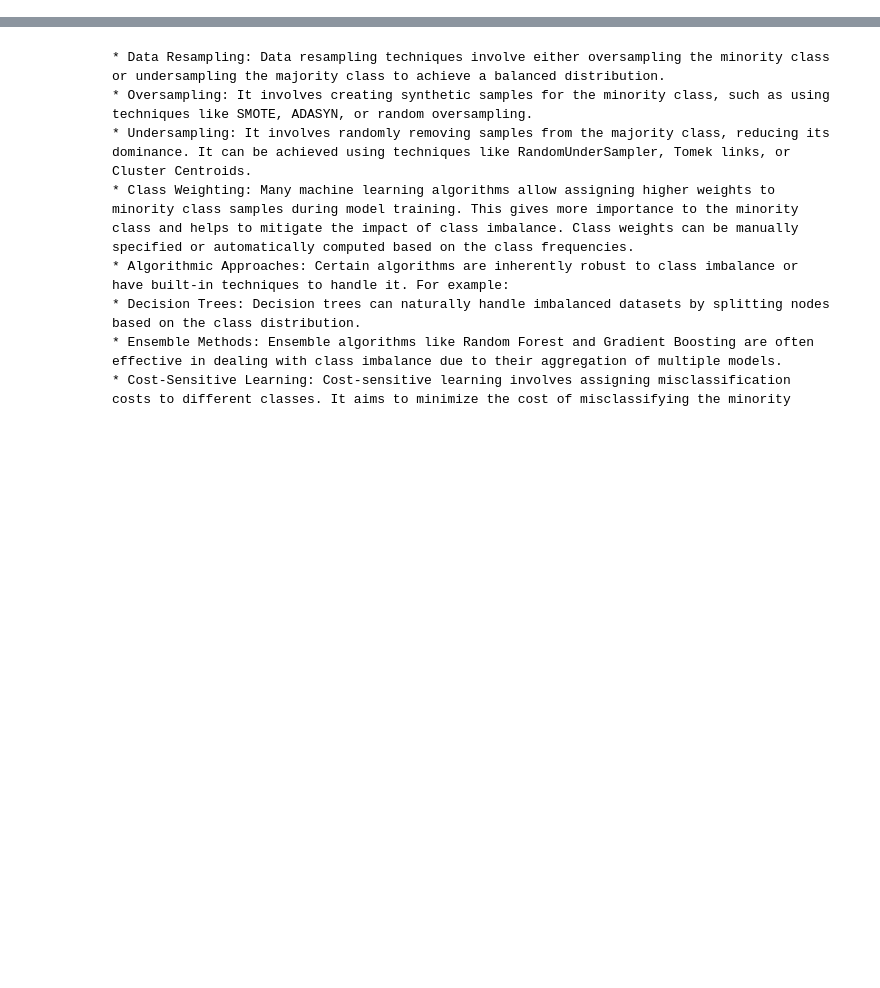
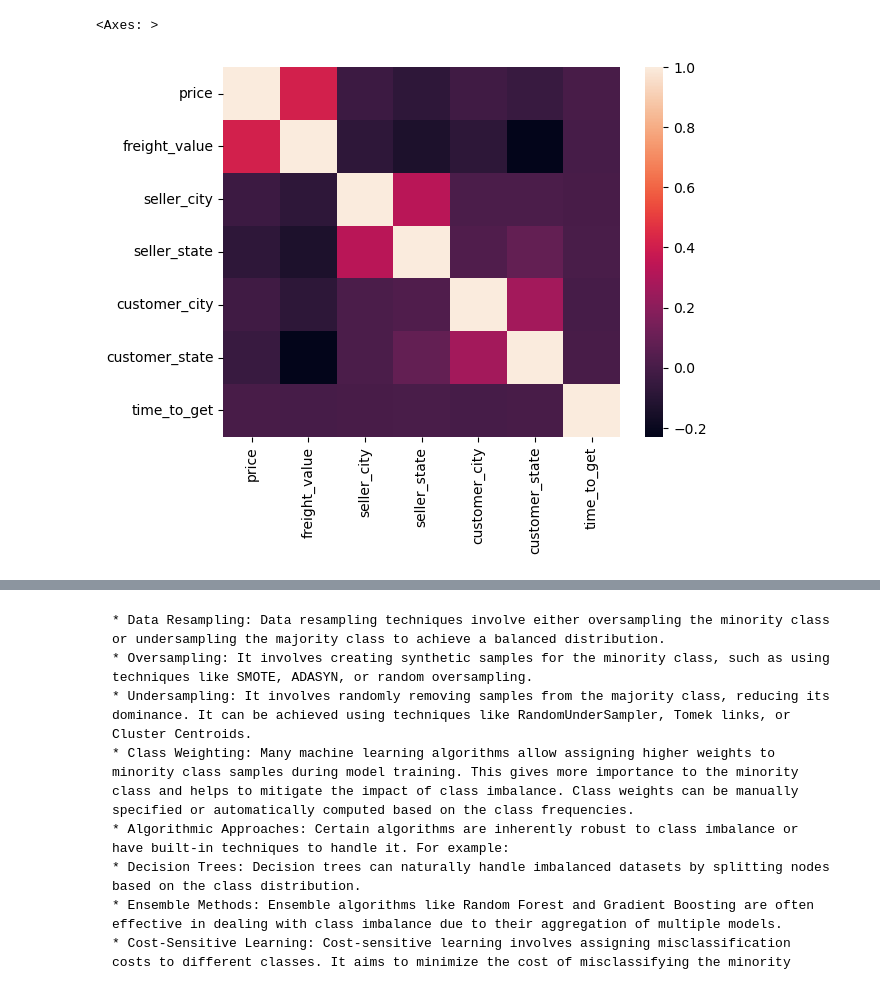
Before and after one commit to leshau90/whaz, a Jupyter notebook: Tugas-SPK-Rodiah/tugas.ipynb, the cells around one changed output, grey strips where cells are left out. Saved outputs shown, nothing was run; the diff lists cells and outputs as text; code cells hidden in the pictures; blank space fills up the shorter version.

```diff
--- a/Tugas-SPK-Rodiah/tugas.ipynb
+++ b/Tugas-SPK-Rodiah/tugas.ipynb
@@ -100,5 +88,0 @@ merged['time_to_get'] = merged['time_to_get']
-# %%
-merged = merged.merge(geos[['geolocation_zip_code_prefix','geolocation_lat','geolocation_lng']],
-                      left_on=['seller_zip_code_prefix'],
-                      right_on=['geolocation_zip_code_prefix'],
-                      how='left')
@@ -121,2 +94,21 @@ merged = merged.merge(geos[['geolocation_zip_code_prefix','geolocation_lat','geo
+# %%
+# one hot encoding on the seller city and customer city
+tohe = ohe.fit_transform(merged[['seller_city']])
+one_hot = pd.get_dummies(merged['seller_city'], prefix='seller_from')
+merged = pd.concat([merged, one_hot], axis=1)
+
+
+tohe = ohe.fit_transform(merged[['customer_city']])
+one_hot = pd.get_dummies(merged['customer_city'], prefix='customer_from')
+merged = pd.concat([merged, one_hot], axis=1)
+# %%
+merged.dropna(subset=['order_approved_at', 'product_length_cm', 'product_height_cm', 'product_width_cm',
+                      'order_delivered_carrier_date', 'order_delivered_customer_date', 'product_category_name',
+       'product_name_lenght', 'product_description_lenght','time_to_get'],inplace=True)
+merged.fillna(value={'review_comment_title':'no comment', 'review_comment_message':'no_comment'},inplace=True)
+
+
+# print(merged.info())
+# print(len(merged.index))
 # %%
 #some dropper
@@ -158 +157,20 @@ onlyThis = np.delete(oriC,np.where(np.isin(oriC,[
+# %%
+#without further preprocessing
+merged['seller_city'] = labeller.fit_transform(merged['seller_city'].astype('str'))
+merged['seller_state'] = labeller.fit_transform(merged['seller_state'].astype('str'))
+merged['customer_city'] = labeller.fit_transform(merged['customer_city'].astype('str'))
+merged['customer_state'] = labeller.fit_transform(merged['customer_state'].astype('str'))
+
+X = merged[['price','freight_value','seller_city','seller_state'
+            ,'customer_city','customer_state','time_to_get']]
+# merged['review_score_transformed'] = merged['review_score']-1
+
+# first we are goin to map seller_city and seller_satate and its customer conterpart to  unique integer,later we are also going to test one hot encoding
+y = merged['review_score']
+
+
+sns.heatmap(X.corr())
+# %% [output]
+<Axes: >
+[figure, added]
 # %%
```
Also changed, not shown: parts of 18 cells of this notebook, 3 other files.
